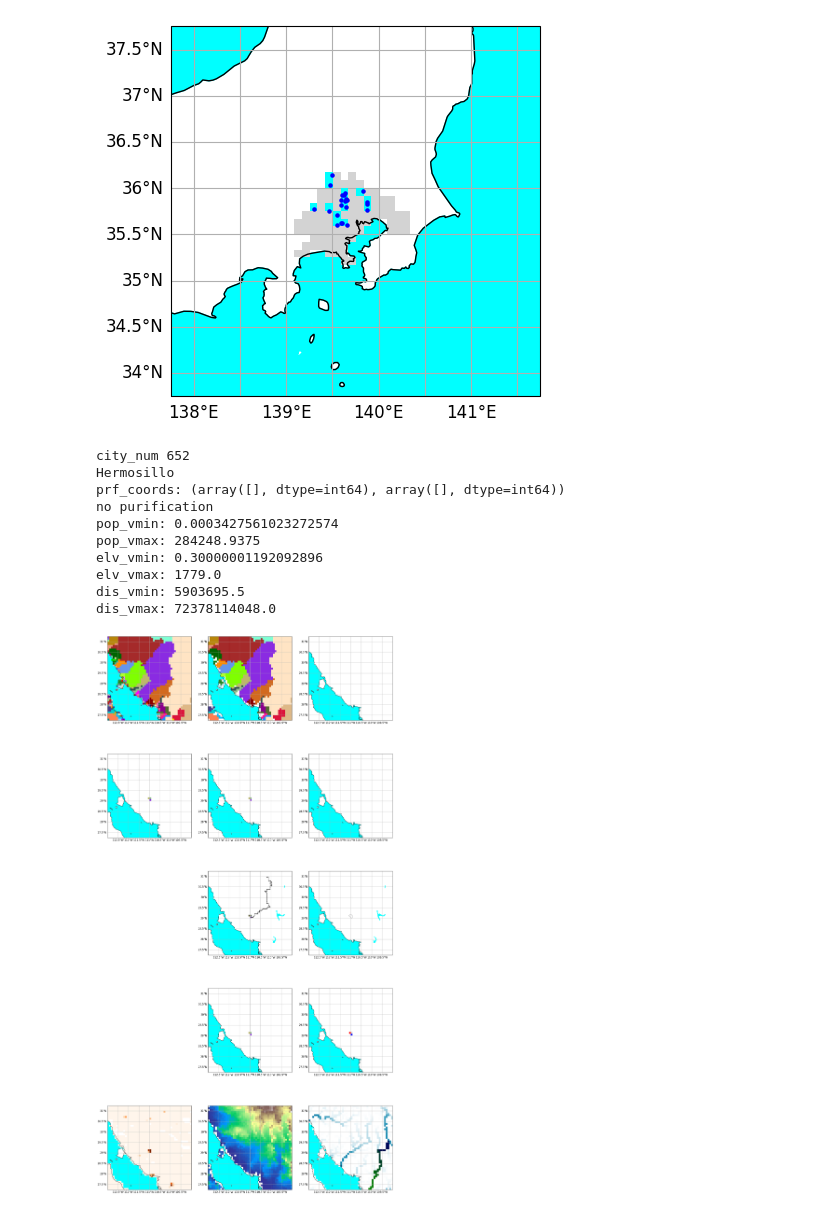
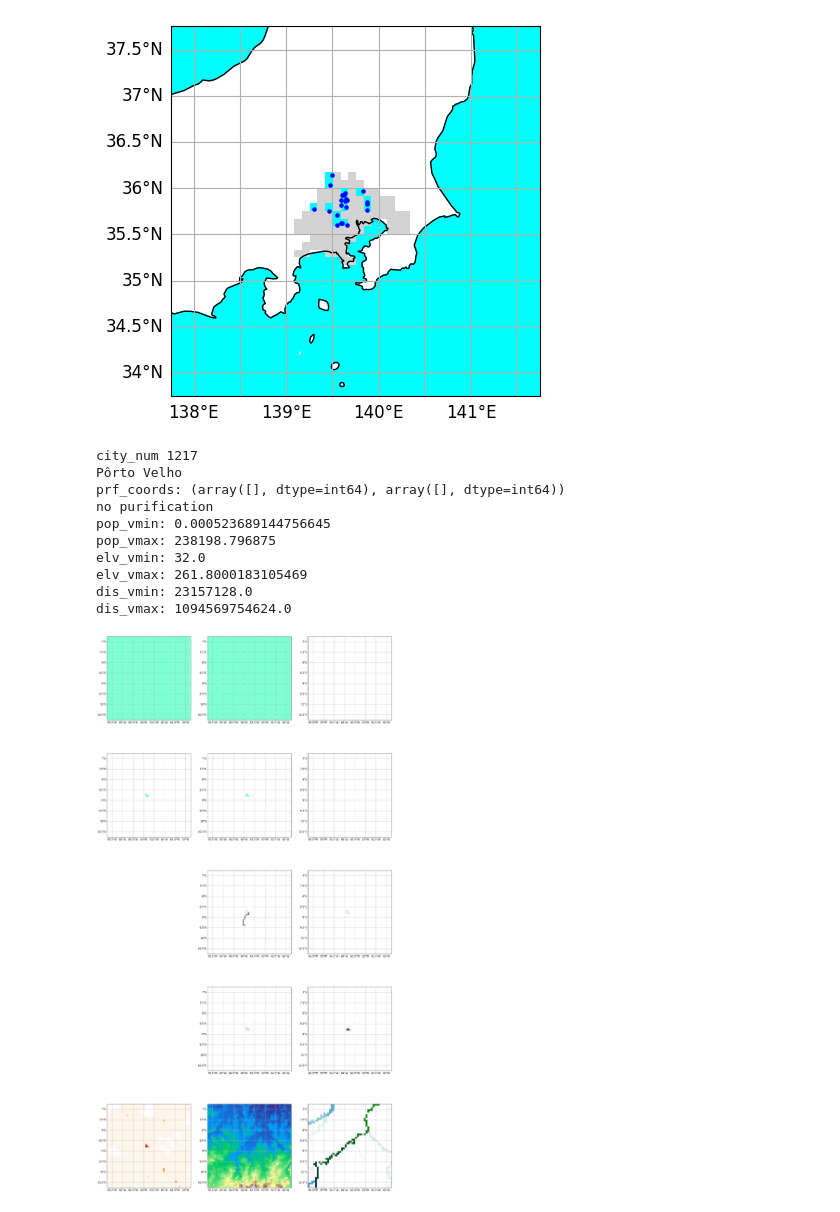
Before and after one commit to HalKiyo/h08_urban, a Jupyter notebook: global_city/pst/josui_gesui.ipynb, the cells around one changed output. Drawn from its saved outputs; the diff is of its cells as text; code cells hidden in the pictures.

```diff
--- a/global_city/pst/josui_gesui.ipynb
+++ b/global_city/pst/josui_gesui.ipynb
@@ -1429,16 +1429,16 @@ def subfigure(target_index):
 
     plt.show()
 # %%
-subfigure(652)
+subfigure(1217)
 # %% [output]
-city_num 652
-Hermosillo
+city_num 1217
+Pôrto Velho
 prf_coords: (array([], dtype=int64), array([], dtype=int64))
 no purification
-pop_vmin: 0.0003427561023272574
-pop_vmax: 284248.9375
-elv_vmin: 0.30000001192092896
-elv_vmax: 1779.0
-dis_vmin: 5903695.5
-dis_vmax: 72378114048.0
+pop_vmin: 0.000523689144756645
+pop_vmax: 238198.796875
+elv_vmin: 32.0
+elv_vmax: 261.8000183105469
+dis_vmin: 23157128.0
+dis_vmax: 1094569754624.0
-[figure, old version]
+[figure, new version]
```
Also changed, not shown: parts of 1 cell of this notebook, 1 other file.
